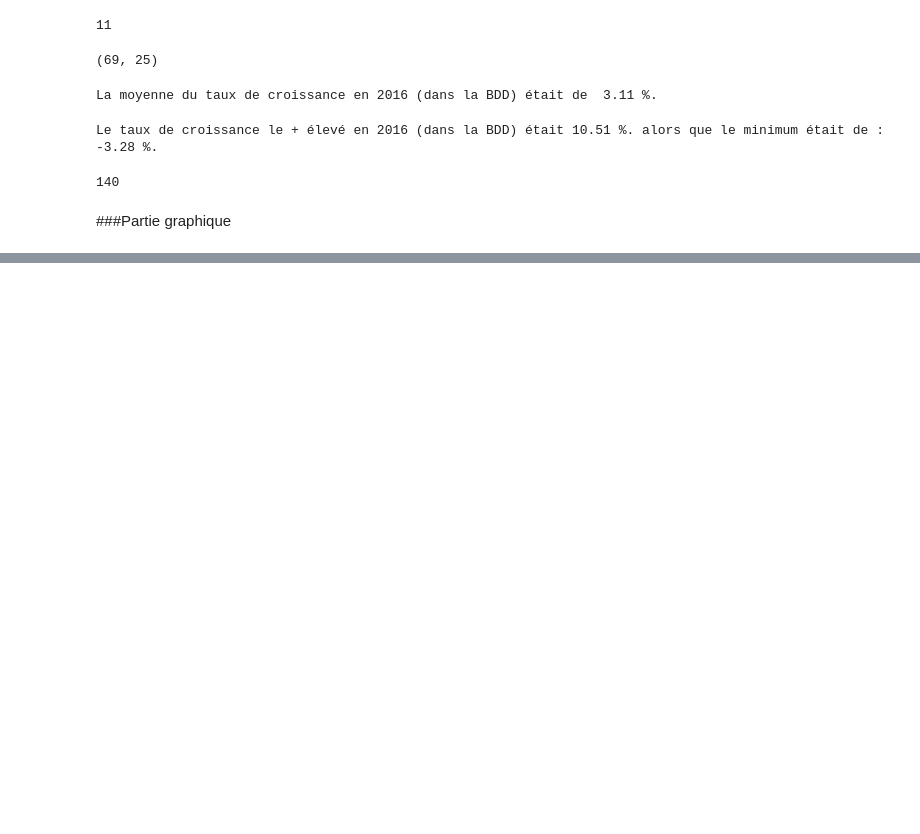
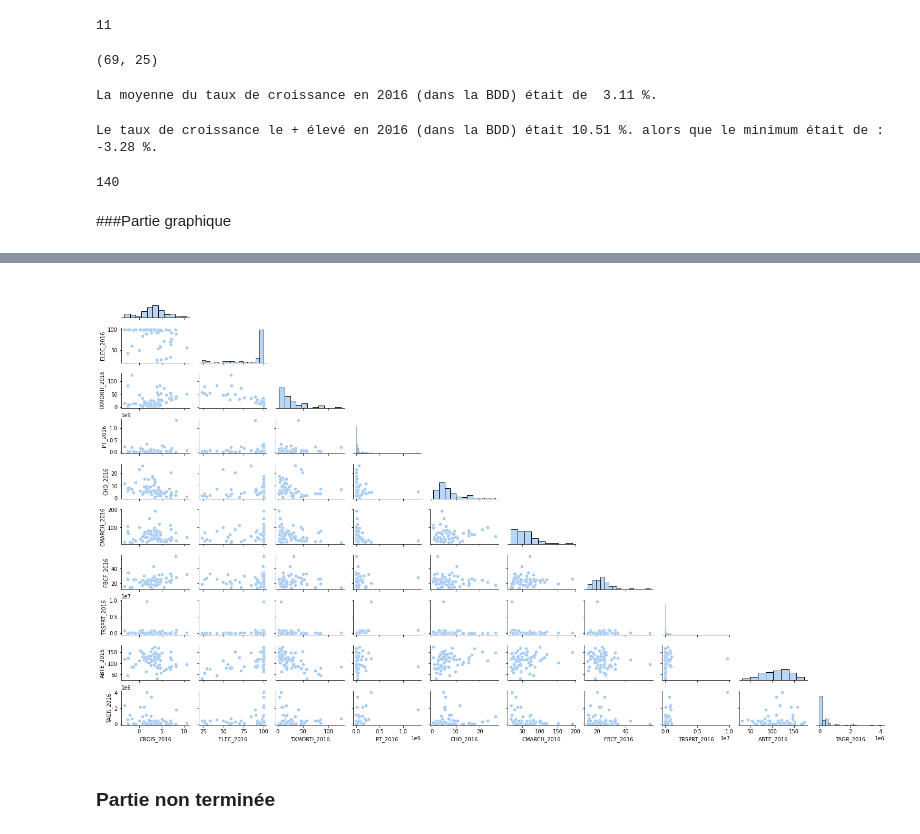
Before and after one commit to JulieChemille/SVM, a Jupyter notebook: Statistiques_Descriptives_TDSVM.ipynb, the cells around one changed output, grey strips where cells are left out. Drawn from its saved outputs; the diff is of its cells as text; code cells hidden in the pictures; blank space fills up the shorter version.

```diff
--- a/Statistiques_Descriptives_TDSVM.ipynb
+++ b/Statistiques_Descriptives_TDSVM.ipynb
@@ -246,2 +259,9 @@ fig.show()
 # %% [output]
 [interactive output not drawn]
+# %%
+#de manière plus efficace, on aurait pu faire :
+pairplot = sns.pairplot(db_2, corner=True, aspect=1.7, height=1.25);
+# %% [output]
+[figure, added]
+# %% [markdown]
+### Partie non terminée
```
Also changed, not shown: parts of 14 cells of this notebook.
